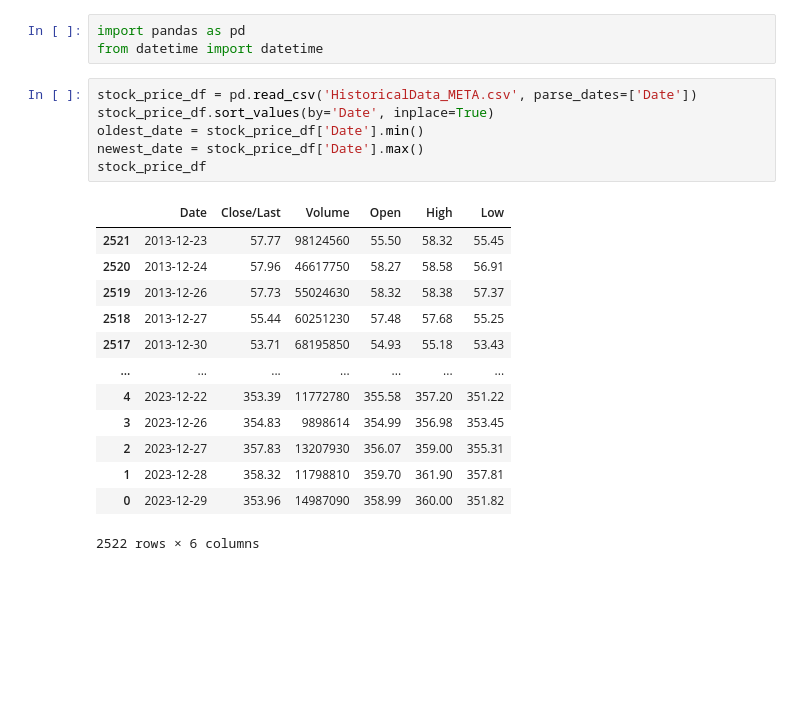
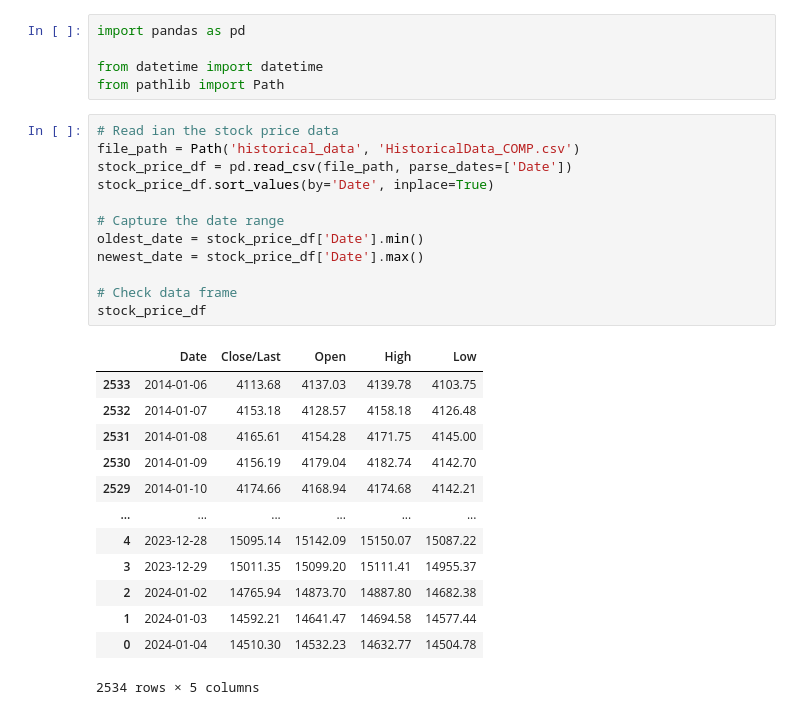
Before and after one commit to rutgers-bootcamp-project-1-team-5/git-practice, a Jupyter notebook: stock_price_data.ipynb, the cells around one changed output. Drawn from its saved outputs; the diff is of its cells as text; blank space fills up the shorter version.

```diff
--- a/stock_price_data.ipynb
+++ b/stock_price_data.ipynb
@@ -1,24 +1,32 @@
 # %%
 import pandas as pd
+
 from datetime import datetime
+from pathlib import Path
 # %%
-stock_price_df = pd.read_csv('HistoricalData_META.csv', parse_dates=['Date'])
+# Read ian the stock price data
+file_path = Path('historical_data', 'HistoricalData_COMP.csv')
+stock_price_df = pd.read_csv(file_path, parse_dates=['Date'])
 stock_price_df.sort_values(by='Date', inplace=True)
+
+# Capture the date range
 oldest_date = stock_price_df['Date'].min()
 newest_date = stock_price_df['Date'].max()
+
+# Check data frame
 stock_price_df
 # %% [output]
-|  | Date | Close/Last | Volume | Open | High | Low |
-| 2521 | 2013-12-23 | 57.77 | 98124560 | 55.50 | 58.32 | 55.45 |
-| 2520 | 2013-12-24 | 57.96 | 46617750 | 58.27 | 58.58 | 56.91 |
-| 2519 | 2013-12-26 | 57.73 | 55024630 | 58.32 | 58.38 | 57.37 |
-| 2518 | 2013-12-27 | 55.44 | 60251230 | 57.48 | 57.68 | 55.25 |
-| 2517 | 2013-12-30 | 53.71 | 68195850 | 54.93 | 55.18 | 53.43 |
-| ... | ... | ... | ... | ... | ... | ... |
-| 4 | 2023-12-22 | 353.39 | 11772780 | 355.58 | 357.20 | 351.22 |
-| 3 | 2023-12-26 | 354.83 | 9898614 | 354.99 | 356.98 | 353.45 |
-| 2 | 2023-12-27 | 357.83 | 13207930 | 356.07 | 359.00 | 355.31 |
-| 1 | 2023-12-28 | 358.32 | 11798810 | 359.70 | 361.90 | 357.81 |
-| 0 | 2023-12-29 | 353.96 | 14987090 | 358.99 | 360.00 | 351.82 |
+|  | Date | Close/Last | Open | High | Low |
+| 2533 | 2014-01-06 | 4113.68 | 4137.03 | 4139.78 | 4103.75 |
+| 2532 | 2014-01-07 | 4153.18 | 4128.57 | 4158.18 | 4126.48 |
+| 2531 | 2014-01-08 | 4165.61 | 4154.28 | 4171.75 | 4145.00 |
+| 2530 | 2014-01-09 | 4156.19 | 4179.04 | 4182.74 | 4142.70 |
+| 2529 | 2014-01-10 | 4174.66 | 4168.94 | 4174.68 | 4142.21 |
+| ... | ... | ... | ... | ... | ... |
+| 4 | 2023-12-28 | 15095.14 | 15142.09 | 15150.07 | 15087.22 |
+| 3 | 2023-12-29 | 15011.35 | 15099.20 | 15111.41 | 14955.37 |
+| 2 | 2024-01-02 | 14765.94 | 14873.70 | 14887.80 | 14682.38 |
+| 1 | 2024-01-03 | 14592.21 | 14641.47 | 14694.58 | 14577.44 |
+| 0 | 2024-01-04 | 14510.30 | 14532.23 | 14632.77 | 14504.78 |
-2522 rows × 6 columns
+2534 rows × 5 columns
 # %%
```
Also changed, not shown: parts of 7 cells of this notebook.
